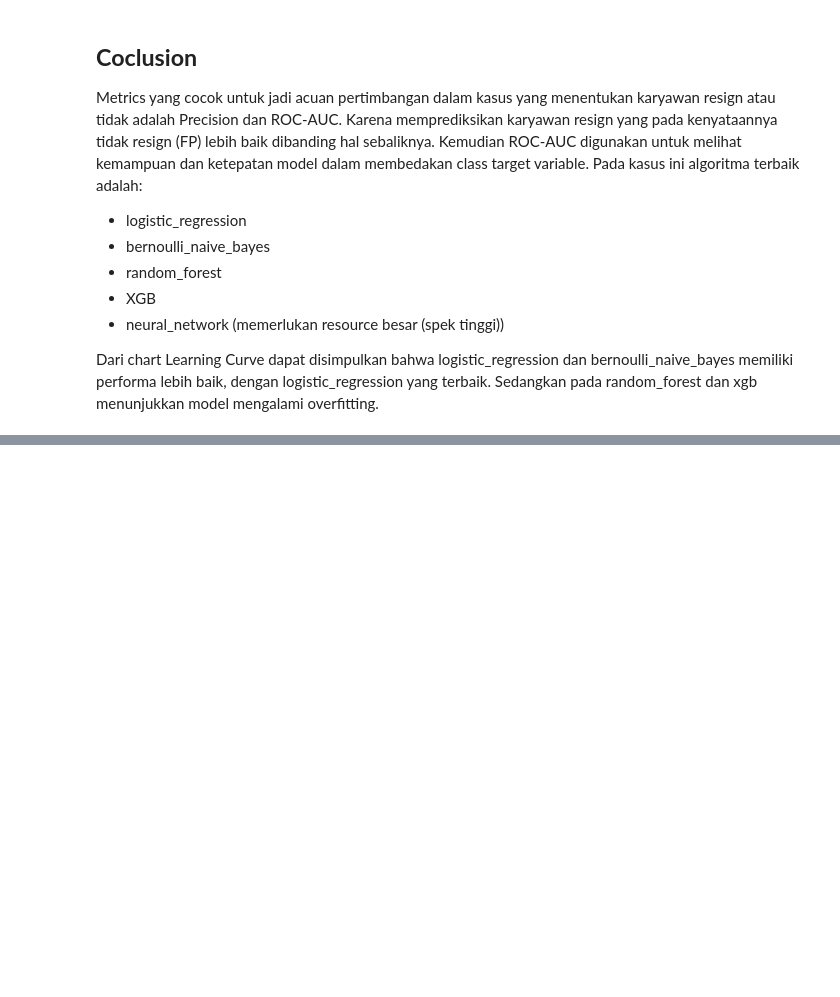
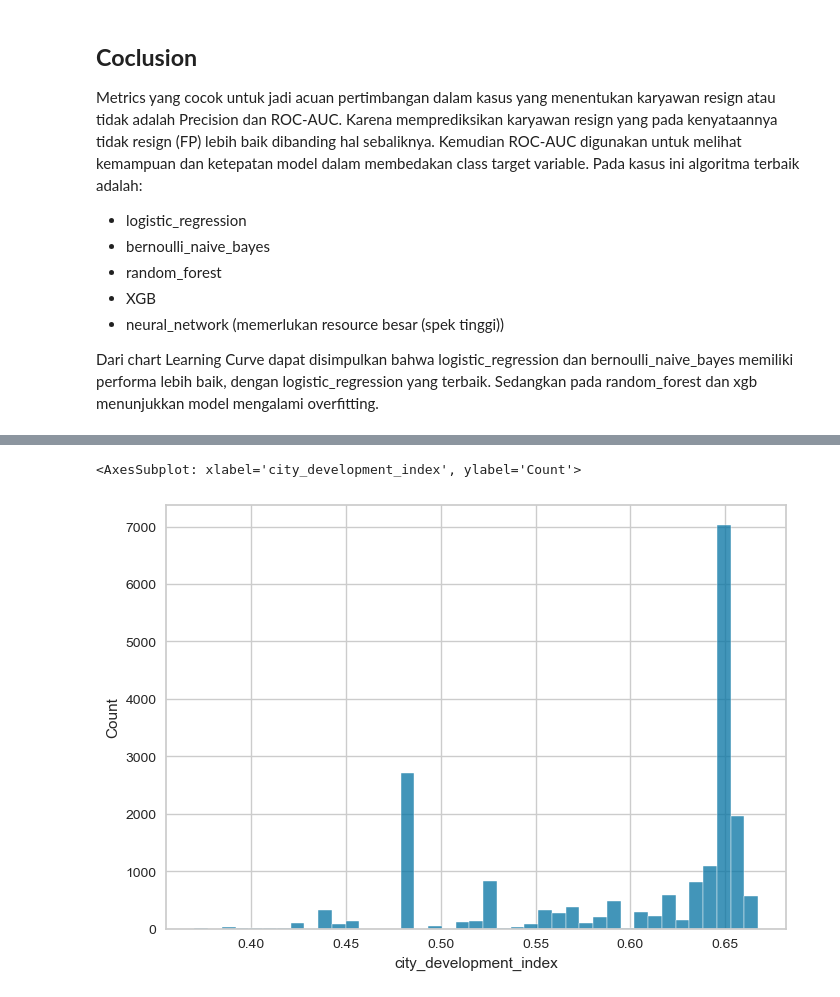
Before and after one commit to mrazakqq/HR-Analytics-Who-Will-Leave-The-Job, a Jupyter notebook: hr-analytics-who-will-leave-the-job.ipynb, the cells around one changed output, grey strips where cells are left out. Cells and saved outputs as stored; diff of their text form; code cells hidden in the pictures; blank space fills up the shorter version.

```diff
--- a/hr-analytics-who-will-leave-the-job.ipynb
+++ b/hr-analytics-who-will-leave-the-job.ipynb
@@ -1069,0 +1197,9 @@ Dari chart Learning Curve dapat disimpulkan bahwa logistic_regression dan bernou
+# %%
+def toLogScaling(data, cols):
+  for value in cols:
+    data[value] = np.log1p(data[value])
+  return data
+# %%
+dataTuningTS1 = dataTuningScaling.copy()
+dataTuningTS1 = toLogScaling(dataTuningTS1, ['training_hours', 'city_development_index'])
+dataTuningTS1
@@ -1069,0 +1253,5 @@ Dari chart Learning Curve dapat disimpulkan bahwa logistic_regression dan bernou
+# %%
+sns.histplot(x=dataTuningTS1.city_development_index)
+# %% [output]
+<AxesSubplot: xlabel='city_development_index', ylabel='Count'>
+[figure, added]
```
Also changed, not shown: parts of 21 cells of this notebook.
